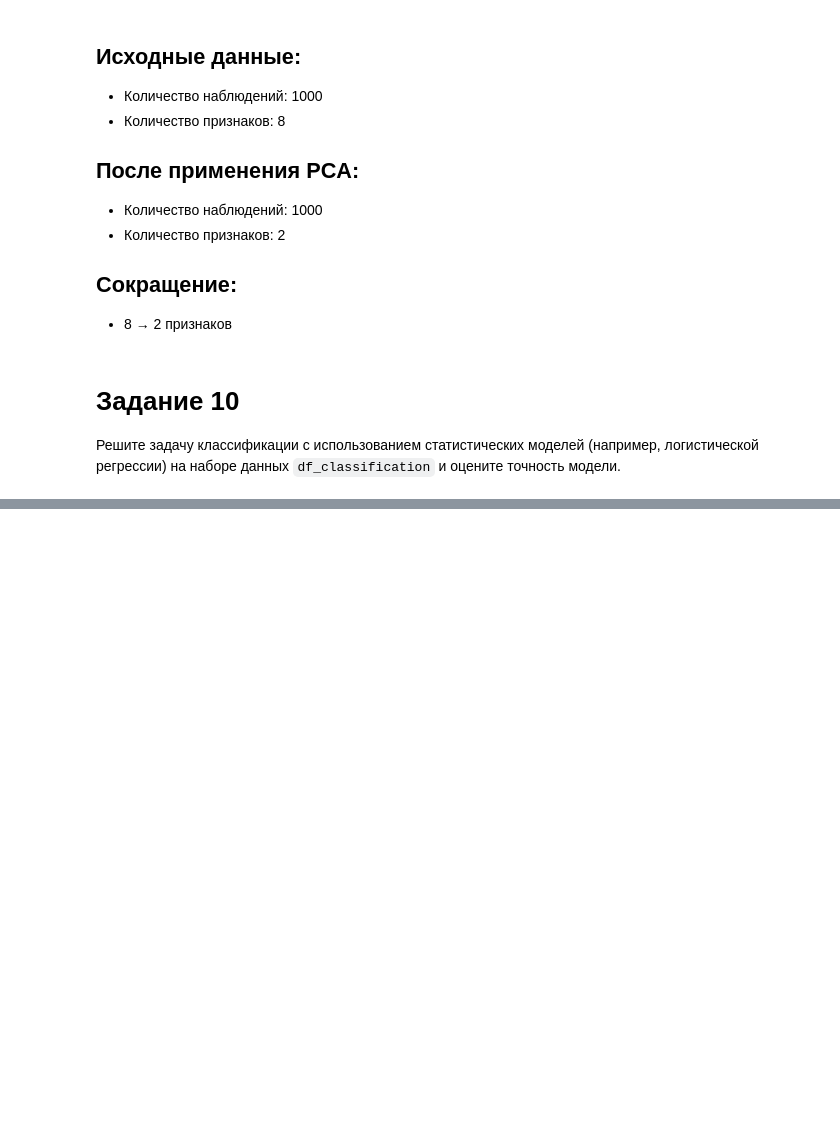
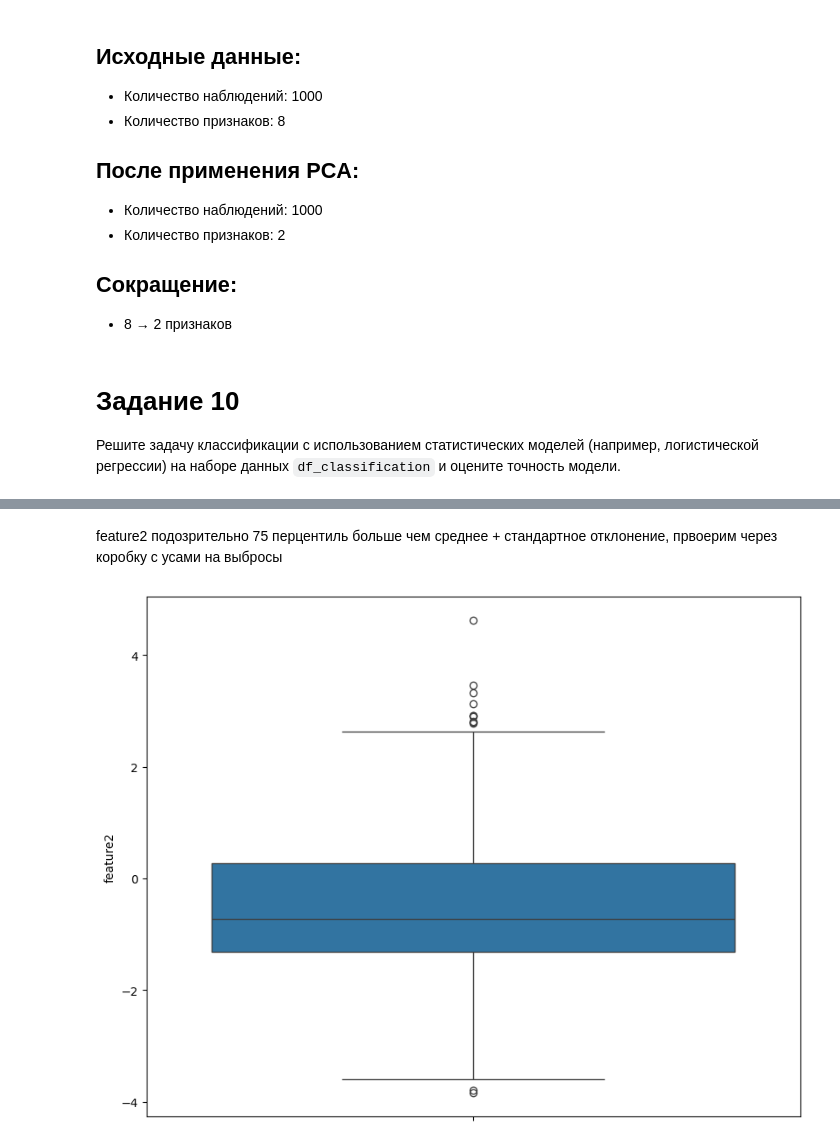
Before and after one commit to JaroslavSavik/Stats_train, a Jupyter notebook: stats_train.ipynb, the cells around one changed output, grey strips where cells are left out. Saved outputs shown, nothing was run; the diff lists cells and outputs as text; code cells hidden in the pictures; blank space fills up the shorter version.

```diff
--- a/stats_train.ipynb
+++ b/stats_train.ipynb
@@ -982,0 +1008,11 @@ df_classification
+# %% [markdown]
+feature2 подозрительно 75 перцентиль больше чем среднее + стандартное отклонение, првоерим через коробку  с усами на выбросы
+# %%
+import matplotlib.pyplot as plt
+import seaborn as sns
+
+plt.figure(figsize=(10,8))
+sns.boxplot(df_classification['feature2'], legend = 'auto', )
+plt.show()
+# %% [output]
+[figure, added]
```
Also changed, not shown: parts of 20 cells of this notebook.
